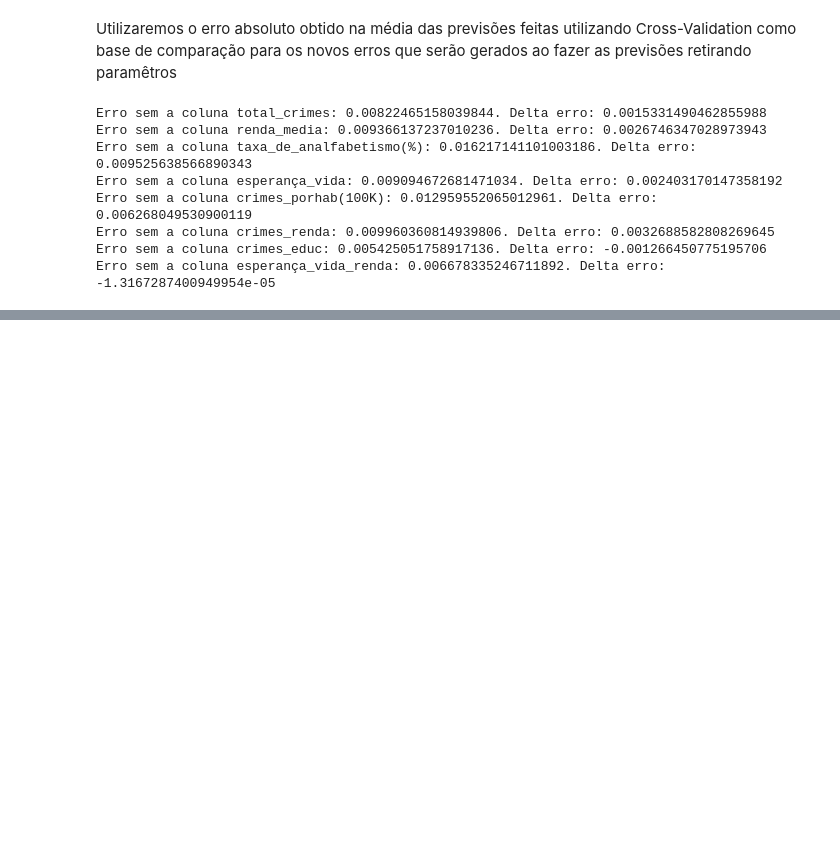
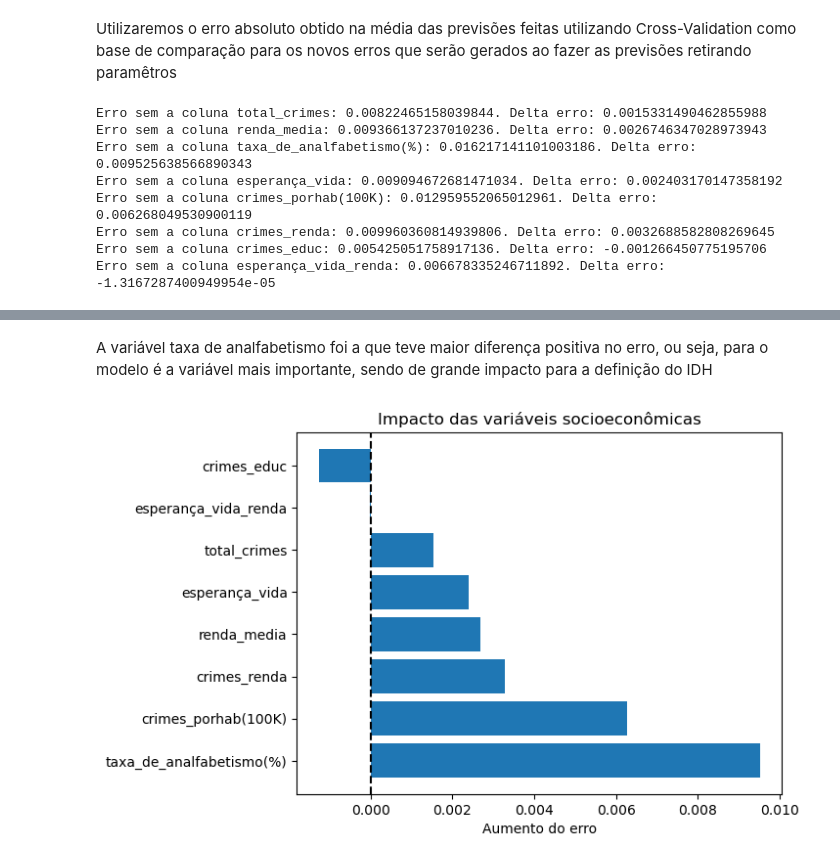
Before and after one commit to jvrezendem/Modelo-Preditivo-Socioecon-mico, a Jupyter notebook: notebooks/modeloPreditivo.ipynb, the cells around one changed output, grey strips where cells are left out. Cells and saved outputs as stored; diff of their text form; code cells hidden in the pictures; blank space fills up the shorter version.

Commit message:
add:LOFO analysis and graphic

```diff
--- a/notebooks/modeloPreditivo.ipynb
+++ b/notebooks/modeloPreditivo.ipynb
@@ -521,0 +551,15 @@ Erro sem a coluna esperança_vida_renda: 0.006678335246711892. Delta erro: -1.31
+# %% [markdown]
+A variável taxa de analfabetismo foi a que teve maior diferença positiva no erro, ou seja, para o modelo é a variável mais importante, sendo de grande impacto para a definição do IDH
+# %%
+#visualização
+
+dfLofo = pd.DataFrame({"Variável":impactoLofo.keys(), "Diferença de Erro":impactoLofo.values()}).sort_values("Diferença de Erro", ascending=True)
+
+ptl.Figure(figsize=(16,9))
+ptl.title("Impacto das variáveis socioeconômicas")
+ptl.barh(dfLofo["Variável"], dfLofo["Diferença de Erro"])
+ptl.axvline(0, color='k', linestyle='--')
+ptl.xlabel("Aumento do erro")
+ptl.gca().invert_yaxis()
+# %% [output]
+[figure, added]
```
Also changed, not shown: parts of 2 cells of this notebook, 1 other file.
